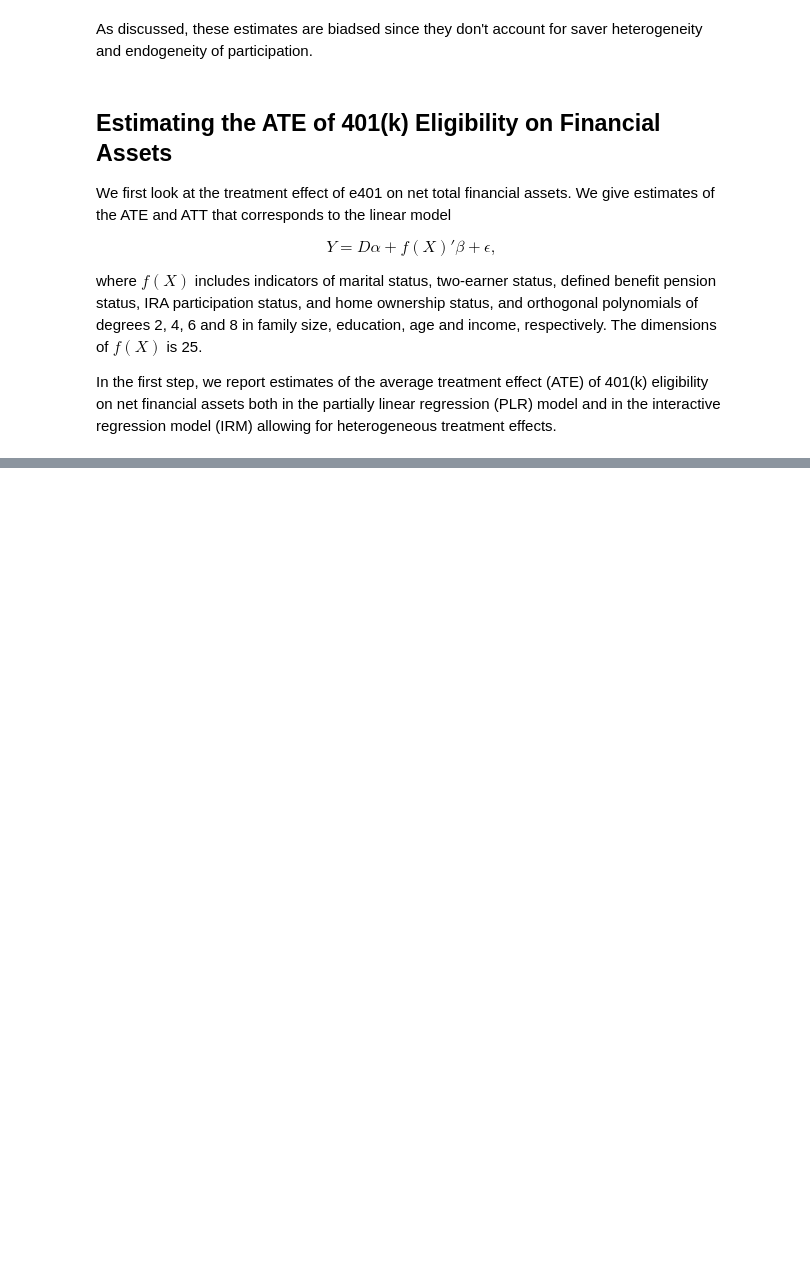
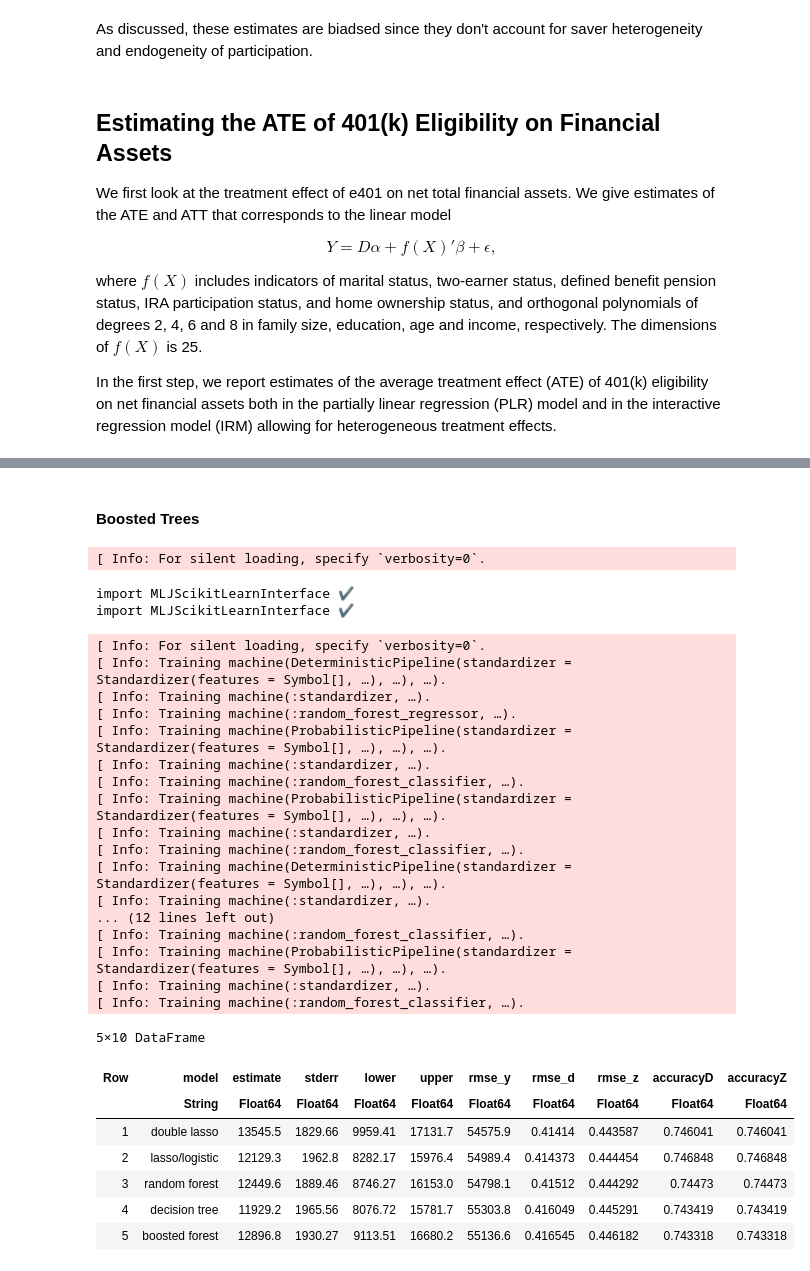
Before and after one commit to d2cml-ai/CausalAI-Course, a Jupyter notebook: labs/julia_notebooks/Lab8/Julia-pm5-401k.ipynb, the cells around one changed output, grey strips where cells are left out. Drawn from its saved outputs; the diff is of its cells as text; code cells hidden in the pictures; blank space fills up the shorter version.

```diff
--- a/labs/julia_notebooks/Lab8/Julia-pm5-401k.ipynb
+++ b/labs/julia_notebooks/Lab8/Julia-pm5-401k.ipynb
@@ -1313,0 +291,5 @@ Feature 7 < 29000.0 ?
+# %%
+lassoy = Standardizer() |> LassoCVRegressor(max_iter=10000)
+lassod = Standardizer() |> LassoCVRegressor(max_iter=10000)
+lassoz = Standardizer() |> LassoCVRegressor(max_iter=10000);
+result = dml_iv(X, float(z), float(d), y, lassoy, lassod, lassoz, 3);
@@ -1313,0 +314,2 @@ Feature 7 < 29000.0 ?
+# %%
+summary_table = summarize(result..., X, z, d, y, name="double lasso")
@@ -1313,0 +362,8 @@ Feature 7 < 29000.0 ?
+# %%
+RandomForestClassifier = @load RandomForestClassifier pkg=MLJScikitLearnInterface
+RandomForestRegressor = @load RandomForestRegressor pkg=MLJScikitLearnInterface
+rfy = Standardizer() |> RandomForestRegressor(n_estimators=100, min_samples_leaf=10, ccp_alpha=.001)
+rfd = Standardizer() |> RandomForestClassifier(n_estimators=100, min_samples_leaf=10, ccp_alpha=.001)
+rfz = Standardizer() |> RandomForestClassifier(n_estimators=100, min_samples_leaf=10, ccp_alpha=.001);
+result = dml_iv(X, z, d, y, rfy, rfd, rfz, 3, classifier=true)
+append!(summary_table, summarize(result..., X, z, d, y, name="random forest"))
@@ -1313,0 +400,8 @@ Feature 7 < 29000.0 ?
+# %%
+DecisionTreeRegressor = @load DecisionTreeRegressor pkg=DecisionTree
+DecisionTreeClassifier = @load DecisionTreeClassifier pkg=DecisionTree
+dtrfy = Standardizer() |> RandomForestRegressor(min_samples_leaf=10)
+dtrfd = Standardizer() |> RandomForestClassifier(min_samples_leaf=10)
+dtrfz = Standardizer() |> RandomForestClassifier(min_samples_leaf=10);
+result = dml_iv(X, z, d, y, dtrfy, dtrfd, dtrfz, 3, classifier=true)
+append!(summary_table, summarize(result..., X, z, d, y, name="decision tree"))
@@ -1313,0 +437,39 @@ Feature 7 < 29000.0 ?
+# %% [markdown]
+#### Boosted Trees
+# %%
+GradientBoostingClassifier = @load GradientBoostingClassifier pkg=MLJScikitLearnInterface
+GradientBoostingRegressor = @load GradientBoostingRegressor pkg=MLJScikitLearnInterface
+gbfy = Standardizer() |> GradientBoostingRegressor(max_depth=2, n_iter_no_change=5)
+gbfd = Standardizer() |> GradientBoostingClassifier(max_depth=2, n_iter_no_change=5)
+gbfz = Standardizer() |> GradientBoostingClassifier(max_depth=2, n_iter_no_change=5)
+result = dml_iv(X, z, d, y, dtrfy, dtrfd, dtrfz, 3, classifier=true)
+append!(summary_table, summarize(result..., X, z, d, y, name="boosted forest"))
+# %% [output]
+[ Info: For silent loading, specify `verbosity=0`.
+import MLJScikitLearnInterface ✔
+import MLJScikitLearnInterface ✔
+[ Info: For silent loading, specify `verbosity=0`.
+[ Info: Training machine(DeterministicPipeline(standardizer = Standardizer(features = Symbol[], …), …), …).
+[ Info: Training machine(:standardizer, …).
+[ Info: Training machine(:random_forest_regressor, …).
+[ Info: Training machine(ProbabilisticPipeline(standardizer = Standardizer(features = Symbol[], …), …), …).
+[ Info: Training machine(:standardizer, …).
+[ Info: Training machine(:random_forest_classifier, …).
+[ Info: Training machine(ProbabilisticPipeline(standardizer = Standardizer(features = Symbol[], …), …), …).
+[ Info: Training machine(:standardizer, …).
+[ Info: Training machine(:random_forest_classifier, …).
+[ Info: Training machine(DeterministicPipeline(standardizer = Standardizer(features = Symbol[], …), …), …).
+[ Info: Training machine(:standardizer, …).
+... (12 lines left out)
+[ Info: Training machine(:random_forest_classifier, …).
+[ Info: Training machine(ProbabilisticPipeline(standardizer = Standardizer(features = Symbol[], …), …), …).
+[ Info: Training machine(:standardizer, …).
+[ Info: Training machine(:random_forest_classifier, …).
+5×10 DataFrame
+| Row | model | estimate | stderr | lower | upper | rmse_y | rmse_d | rmse_z | accuracyD | accuracyZ |
+|  | String | Float64 | Float64 | Float64 | Float64 | Float64 | Float64 | Float64 | Float64 | Float64 |
+| 1 | double lasso | 13545.5 | 1829.66 | 9959.41 | 17131.7 | 54575.9 | 0.41414 | 0.443587 | 0.746041 | 0.746041 |
+| 2 | lasso/logistic | 12129.3 | 1962.8 | 8282.17 | 15976.4 | 54989.4 | 0.414373 | 0.444454 | 0.746848 | 0.746848 |
+| 3 | random forest | 12449.6 | 1889.46 | 8746.27 | 16153.0 | 54798.1 | 0.41512 | 0.444292 | 0.74473 | 0.74473 |
+| 4 | decision tree | 11929.2 | 1965.56 | 8076.72 | 15781.7 | 55303.8 | 0.416049 | 0.445291 | 0.743419 | 0.743419 |
+| 5 | boosted forest | 12896.8 | 1930.27 | 9113.51 | 16680.2 | 55136.6 | 0.416545 | 0.446182 | 0.743318 | 0.743318 |
```
Also changed, not shown: parts of 95 cells of this notebook, 1 other file.
